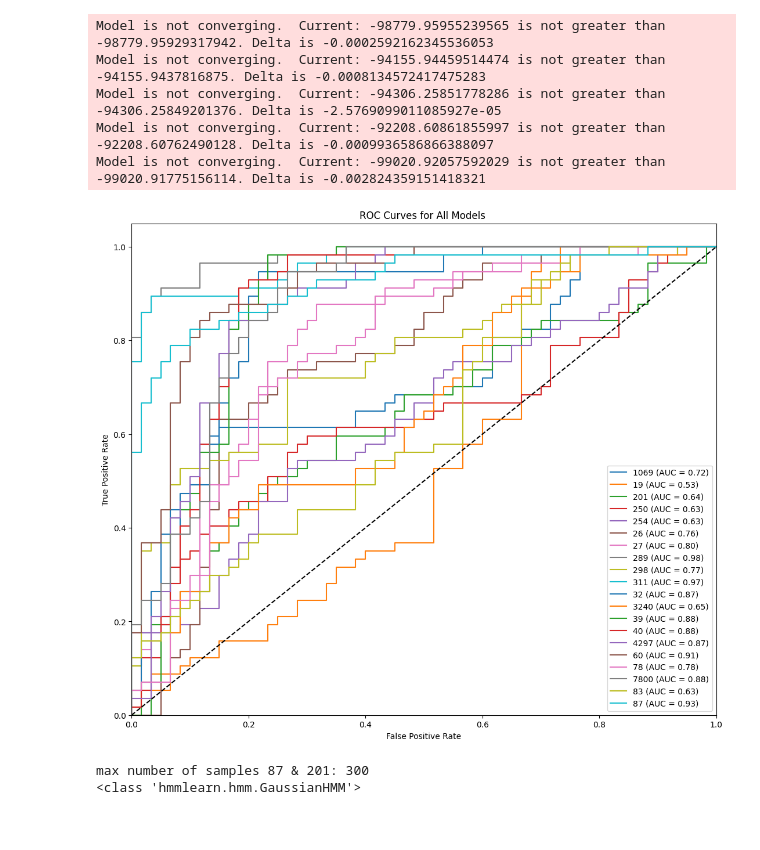
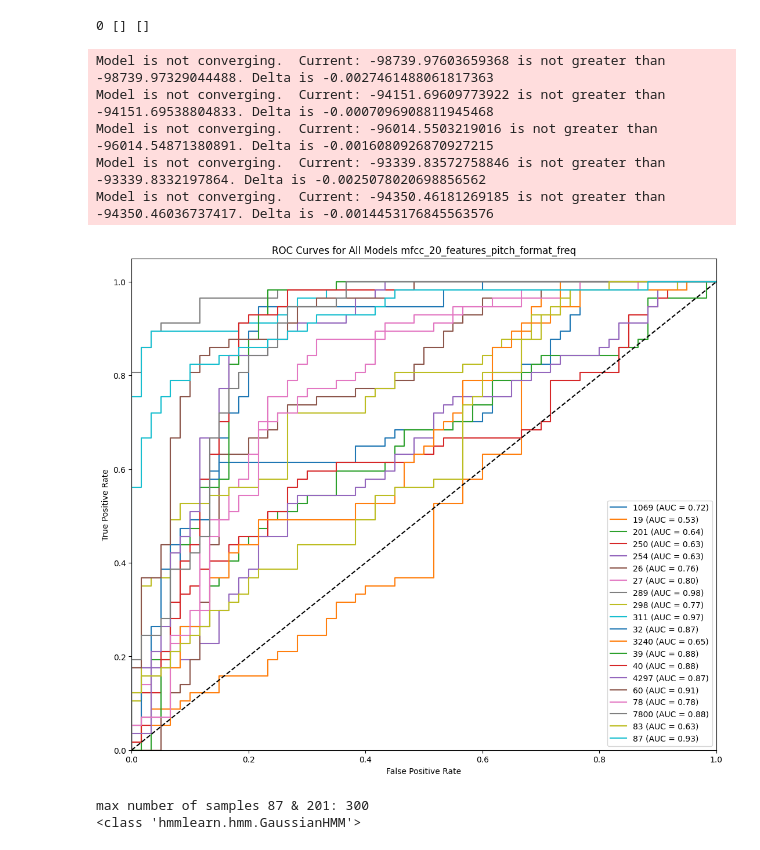
Before and after one commit to 0dink/BioMed_project, a Jupyter notebook: code/final_v3/evaluate_HMM.ipynb, the cells around one changed output. Drawn from its saved outputs; the diff is of its cells as text; code cells hidden in the pictures.

```diff
--- a/code/final_v3/evaluate_HMM.ipynb
+++ b/code/final_v3/evaluate_HMM.ipynb
@@ -8,7 +9,7 @@ import matplotlib.pyplot as plt
 from hmmlearn import hmm
 from sklearn.metrics import confusion_matrix, f1_score, accuracy_score, precision_score, recall_score, roc_curve, roc_auc_score
 # %%
-features = "mfcc_20_format_freq"
+features = "mfcc_20_features_pitch_format_freq"
 
 with open(f"../../data/extracted_features_v2/{features}.pickle", "rb") as file:
    mfcc_stats_dict = pickle.load(file)
@@ -154,7 +155,41 @@ def save_metrics(model_dict, data_dict, output_file="./metrics.txt"):
             'roc_auc': roc_auc
         }
 
+    thresholds = [metrics['threshold'] for metrics in metric_dict.values()]
+    accuracies = [metrics['accuracy'] for metrics in metric_dict.values()]
+    precisions = [metrics['precision'] for metrics in metric_dict.values()]
+    recalls = [metrics['recall'] for metrics in metric_dict.values()]
+    f1_scores = [metrics['f1'] for metrics in metric_dict.values()]
+    roc_aucs = [metrics['roc_auc'] for metrics in metric_dict.values()]
+
+    def five_num_summary(values):
+        return {
+            'min': np.min(values),
+            'q1': np.percentile(values, 25),
+            'median': np.median(values),
+            'q3': np.percentile(values, 75),
+            'max': np.max(values),
+            'mean': np.mean(values)
+        }
+
+    threshold_summary = five_num_summary(thresholds)
+    accuracy_summary = five_num_summary(accuracies)
+    precision_summary = five_num_summary(precisions)
+    recall_summary = five_num_summary(recalls)
+    f1_summary = five_num_summary(f1_scores)
+    roc_auc_summary = five_num_summary(roc_aucs)
+
+
     with open(output_file, 'w') as f:
+        f.write(f"summary: \n")
+        f.write(f"    five num sum threshold: {threshold_summary['min']:.4f} | {threshold_summary['q1']:.4f} | {threshold_summary['median']:.4f} | {threshold_summary['q3']:.4f} | {threshold_summary['max']:.4f} | mean: {threshold_summary['mean']:.4f}\n")
+        f.write(f"    five num sum accuracy : {accuracy_summary['min']:.4f} | {accuracy_summary['q1']:.4f} | {accuracy_summary['median']:.4f} | {accuracy_summary['q3']:.4f} | {accuracy_summary['max']:.4f} | mean: {accuracy_summary['mean']:.4f}\n")
+        f.write(f"    five num sum precision: {precision_summary['min']:.4f} | {precision_summary['q1']:.4f} | {precision_summary['median']:.4f} | {precision_summary['q3']:.4f} | {precision_summary['max']:.4f} | mean: {precision_summary['mean']:.4f}\n")
+        f.write(f"    five num sum recall   : {recall_summary['min']:.4f} | {recall_summary['q1']:.4f} | {recall_summary['median']:.4f} | {recall_summary['q3']:.4f} | {recall_summary['max']:.4f} | mean: {recall_summary['mean']:.4f}\n")
+        f.write(f"    five num sum F1-score : {f1_summary['min']:.4f} | {f1_summary['q1']:.4f} | {f1_summary['median']:.4f} | {f1_summary['q3']:.4f} | {f1_summary['max']:.4f} | mean: {f1_summary['mean']:.4f}\n")
+        f.write(f"    five num sum ROC AUC  : {roc_auc_summary['min']:.4f} | {roc_auc_summary['q1']:.4f} | {roc_auc_summary['median']:.4f} | {roc_auc_summary['q3']:.4f} | {roc_auc_summary['max']:.4f} | mean: {roc_auc_summary['mean']:.4f}\n")
+        f.write("\n")
+
         for key, metrics in metric_dict.items():
             f.write(f"{key}:\n")
             f.write(f"    threshold: {round(metrics['threshold'], 4)}\n")
@@ -204,20 +239,46 @@ def train_wrapper(train_dict):
         model_dict[key] = train_hmm(train_dict[key])
 
     return(model_dict)
+# %%
+# DO NOT RUN
+def check_for_nan(dictionary):
+    counter = 0
+    keys = []
+    samples = []
+    for key in dictionary.keys():
+        for index, sample in enumerate(dictionary[key]):
+            for data in sample:
+                if math.isnan(data):
+                    counter += 1
+                    keys.append(key)
+                    samples.append(index)
+    return counter, keys, samples
+
+nan_counts, keys, samples = check_for_nan(mfcc_stats_dict)
+
+print(nan_counts, keys, samples)
+
+def remove_list_by_index(data_dict, key, index):
+    if key in data_dict and len(data_dict[key]) > index:
+        data_dict[key].pop(index)  # Remove the list at the specified index
+
+remove_list_by_index(mfcc_stats_dict, '254', 492)
+# %% [output]
+0 [] []
 # %%
 train_data, test_data = partition_wrapper(mfcc_stats_dict, 300)
 speaker_models = train_wrapper(train_data)
 # %% [output]
-Model is not converging.  Current: -98779.95955239565 is not greater than -98779.95929317942. Delta is -0.0002592162345536053
-Model is not converging.  Current: -94155.94459514474 is not greater than -94155.9437816875. Delta is -0.0008134572417475283
-Model is not converging.  Current: -94306.25851778286 is not greater than -94306.25849201376. Delta is -2.5769099011085927e-05
-Model is not converging.  Current: -92208.60861855997 is not greater than -92208.60762490128. Delta is -0.0009936586866388097
-Model is not converging.  Current: -99020.92057592029 is not greater than -99020.91775156114. Delta is -0.002824359151418321
+Model is not converging.  Current: -98739.97603659368 is not greater than -98739.97329044488. Delta is -0.0027461488061817363
+Model is not converging.  Current: -94151.69609773922 is not greater than -94151.69538804833. Delta is -0.0007096908811945468
+Model is not converging.  Current: -96014.5503219016 is not greater than -96014.54871380891. Delta is -0.0016080926870927215
+Model is not converging.  Current: -93339.83572758846 is not greater than -93339.8332197864. Delta is -0.0025078020698856562
+Model is not converging.  Current: -94350.46181269185 is not greater than -94350.46036737417. Delta is -0.0014453176845563576
 # %%
 save_metrics(speaker_models, test_data, output_file=f"./metrics/hmm/{features}.txt")
-plot_roc_all(speaker_models, test_data, features_used="", save_dir=None)
+plot_roc_all(speaker_models, test_data, features_used=features, save_dir="./metrics/HMM/plots")
 # %% [output]
-[figure, old version]
+[figure, new version]
 # %%
 max_num_samples = 300
 
```
Also changed, not shown: parts of 2 cells of this notebook, 43 other files.
